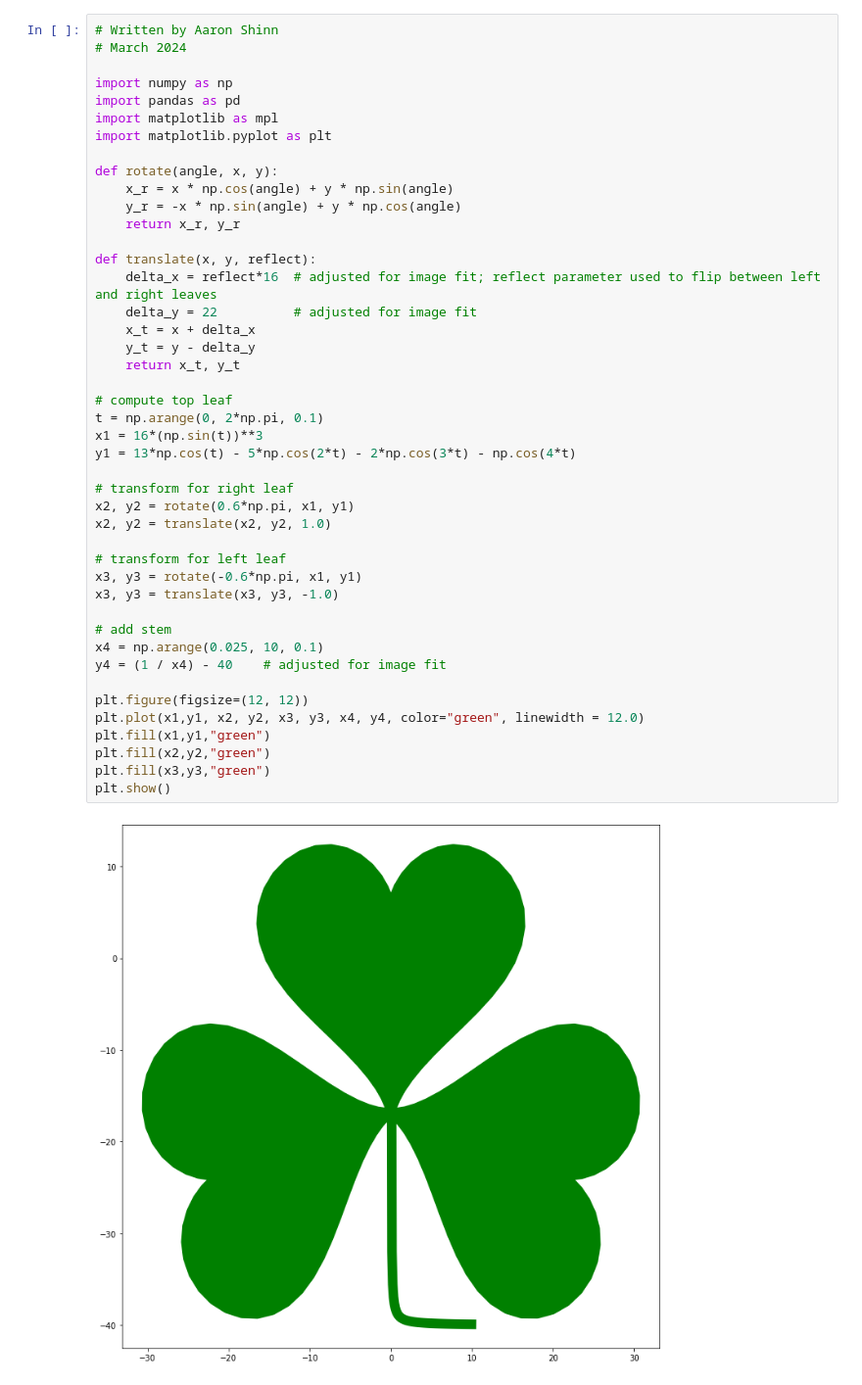
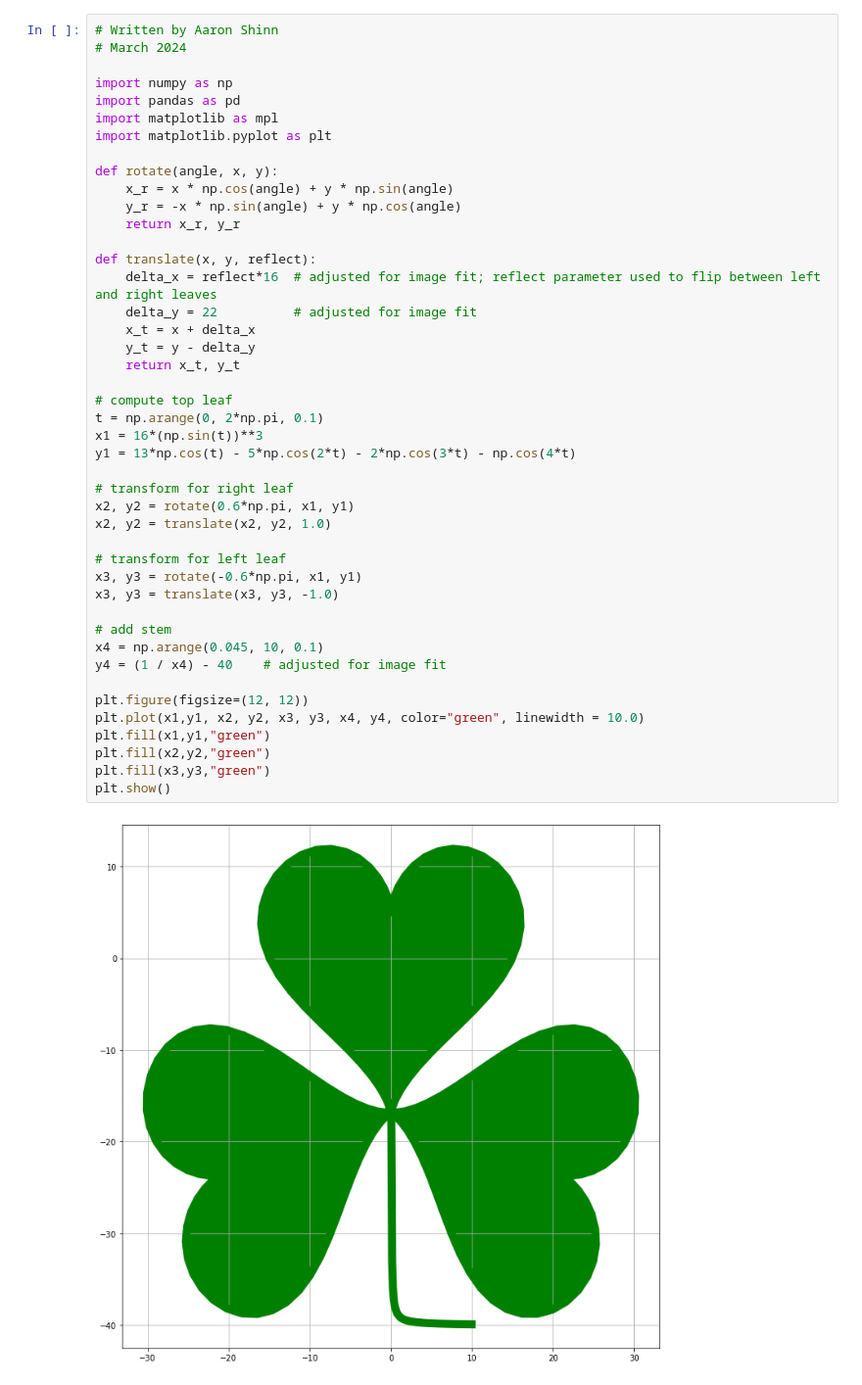
Before and after one commit to afshinn-1/shamrock, a Jupyter notebook: shamrock.ipynb, the cells around one changed output. Shown at 98% size. Drawn from its saved outputs; the diff is of its cells as text.

```diff
--- a/shamrock.ipynb
+++ b/shamrock.ipynb
@@ -14,33 +14,33 @@ def rotate(angle, x, y):
 
 def translate(x, y, reflect):
     delta_x = reflect*16  # adjusted for image fit; reflect parameter used to flip between left and right leaves
     delta_y = 22          # adjusted for image fit
     x_t = x + delta_x
     y_t = y - delta_y
     return x_t, y_t
 
 # compute top leaf
 t = np.arange(0, 2*np.pi, 0.1)
 x1 = 16*(np.sin(t))**3
 y1 = 13*np.cos(t) - 5*np.cos(2*t) - 2*np.cos(3*t) - np.cos(4*t)
 
 # transform for right leaf
 x2, y2 = rotate(0.6*np.pi, x1, y1)
 x2, y2 = translate(x2, y2, 1.0)
 
 # transform for left leaf
 x3, y3 = rotate(-0.6*np.pi, x1, y1)
 x3, y3 = translate(x3, y3, -1.0)
 
 # add stem
-x4 = np.arange(0.025, 10, 0.1)
+x4 = np.arange(0.045, 10, 0.1)
 y4 = (1 / x4) - 40    # adjusted for image fit
 
 plt.figure(figsize=(12, 12))
-plt.plot(x1,y1, x2, y2, x3, y3, x4, y4, color="green", linewidth = 12.0)
+plt.plot(x1,y1, x2, y2, x3, y3, x4, y4, color="green", linewidth = 10.0)
 plt.fill(x1,y1,"green")
 plt.fill(x2,y2,"green")
 plt.fill(x3,y3,"green")
 plt.show()
 # %% [output]
-[figure, old version]
+[figure, new version]
```
